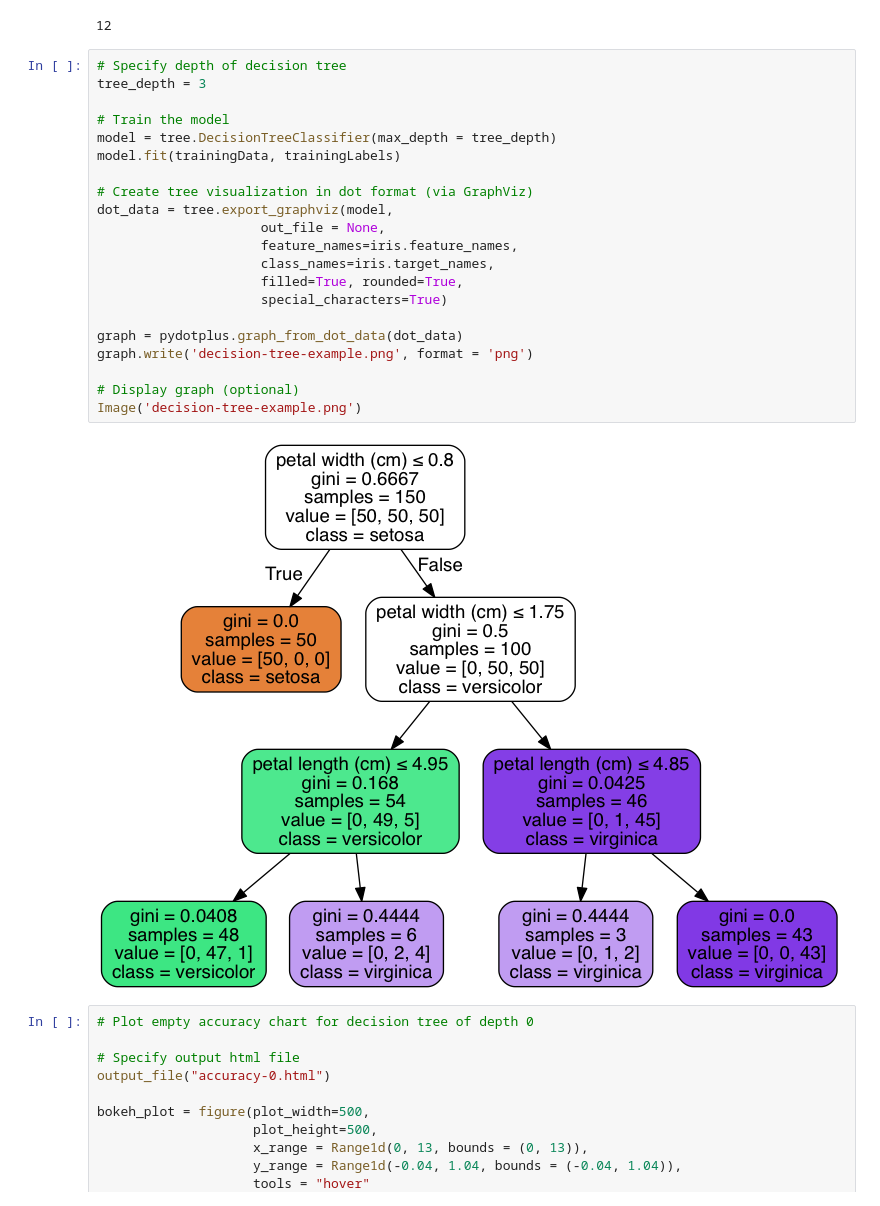
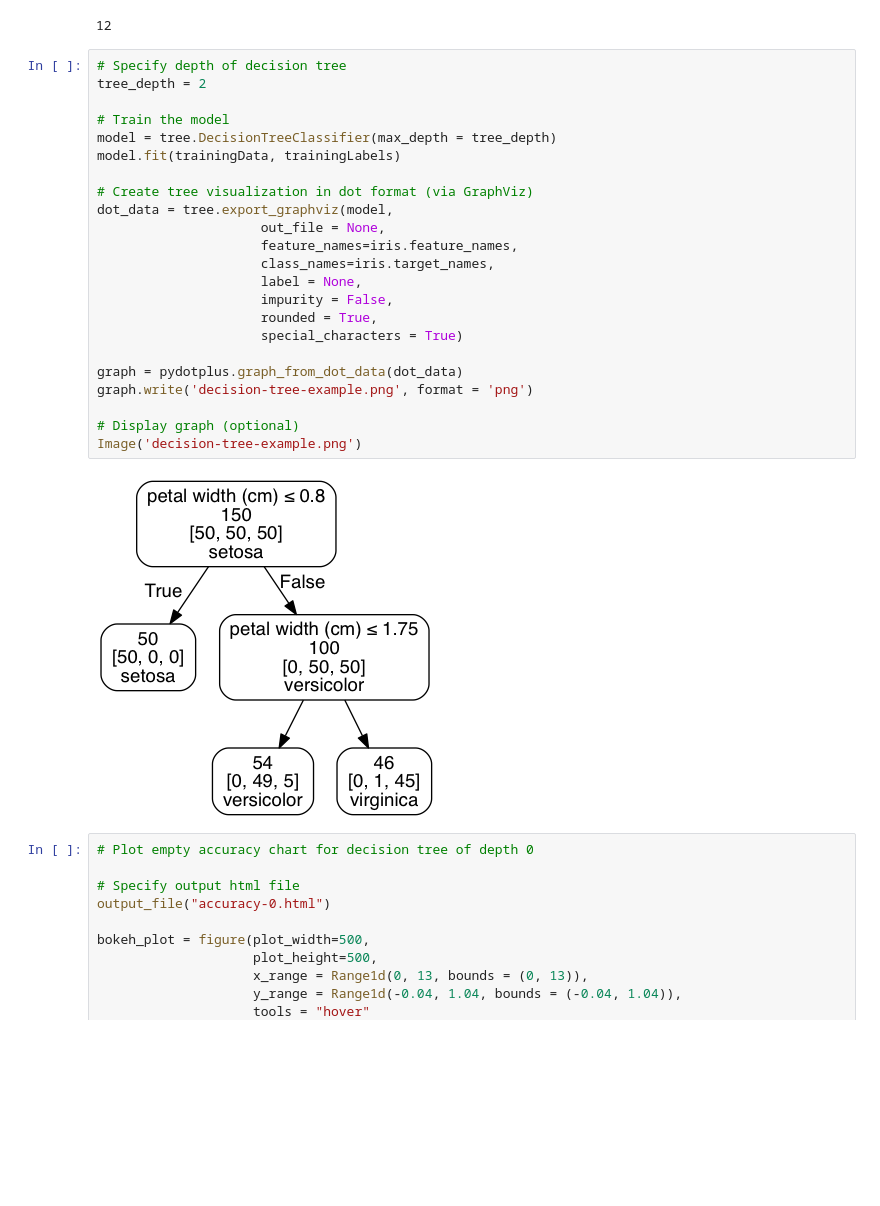
Before and after one commit to dskarbrevik/W209_Final_Project, a Jupyter notebook: decision-tree/decision-tree.ipynb, the cells around one changed output. Drawn from its saved outputs; the diff is of its cells as text; blank space fills up the shorter version.

Commit message:
update decision tree image

```diff
--- a/decision-tree/decision-tree.ipynb
+++ b/decision-tree/decision-tree.ipynb
@@ -478,27 +478,29 @@ print converged_tree_depth
 12
 # %%
 # Specify depth of decision tree
-tree_depth = 3
+tree_depth = 2
 
 # Train the model
 model = tree.DecisionTreeClassifier(max_depth = tree_depth)
 model.fit(trainingData, trainingLabels)
 
 # Create tree visualization in dot format (via GraphViz)
 dot_data = tree.export_graphviz(model,
                      out_file = None,
                      feature_names=iris.feature_names,
                      class_names=iris.target_names,
-                     filled=True, rounded=True,
-                     special_characters=True)
+                     label = None,
+                     impurity = False,
+                     rounded = True,
+                     special_characters = True)
 
 graph = pydotplus.graph_from_dot_data(dot_data)
 graph.write('decision-tree-example.png', format = 'png')
 
 # Display graph (optional)
 Image('decision-tree-example.png')
 # %% [output]
-[figure, old version]
+[figure, new version]
 # %%
 # Plot empty accuracy chart for decision tree of depth 0
 
```
Also changed, not shown: 1 other file.
